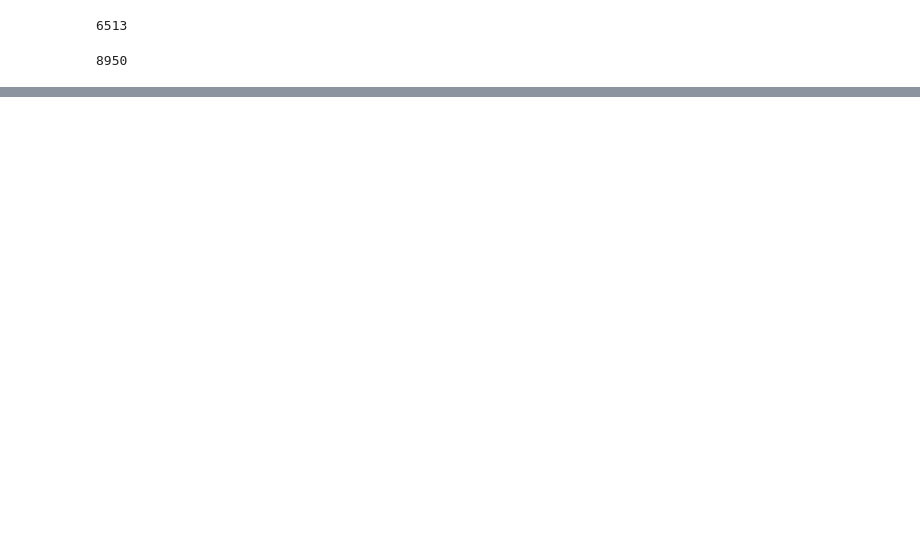
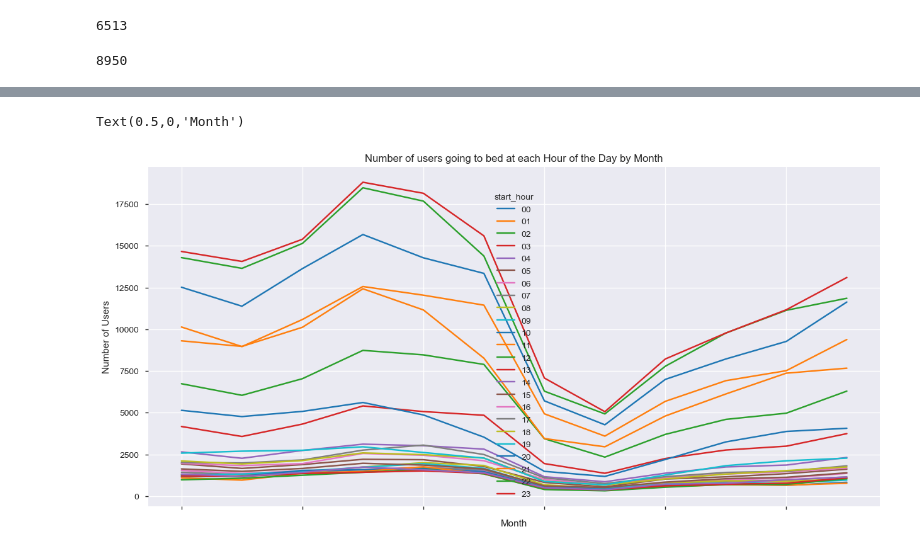
Before and after one commit to akc83/RWProject, a Jupyter notebook: Eight Sleep Assignment.ipynb, the cells around one changed output, grey strips where cells are left out. Drawn from its saved outputs; the diff is of its cells as text; code cells hidden in the pictures; blank space fills up the shorter version.

```diff
--- a/Eight Sleep Assignment.ipynb
+++ b/Eight Sleep Assignment.ipynb
@@ -123,0 +217,11 @@ plt.plot(nidf['end_ts'], nidf['sleep_duration_seconds'])
+# %%
+#plot data
+fig, ax = plt.subplots(figsize=(15,7))
+result_new.plot(ax=ax)
+plt.title('Number of users going to bed at each Hour of the Day by Month')
+plt.ylabel('Number of Users')
+plt.xlabel('Month')
+# .groupby(['start_month','start_hour']).count()['sleep_duration_seconds'].unstack()
+# %% [output]
+Text(0.5,0,'Month')
+[figure, added]
```
Also changed, not shown: parts of 39 cells of this notebook.
